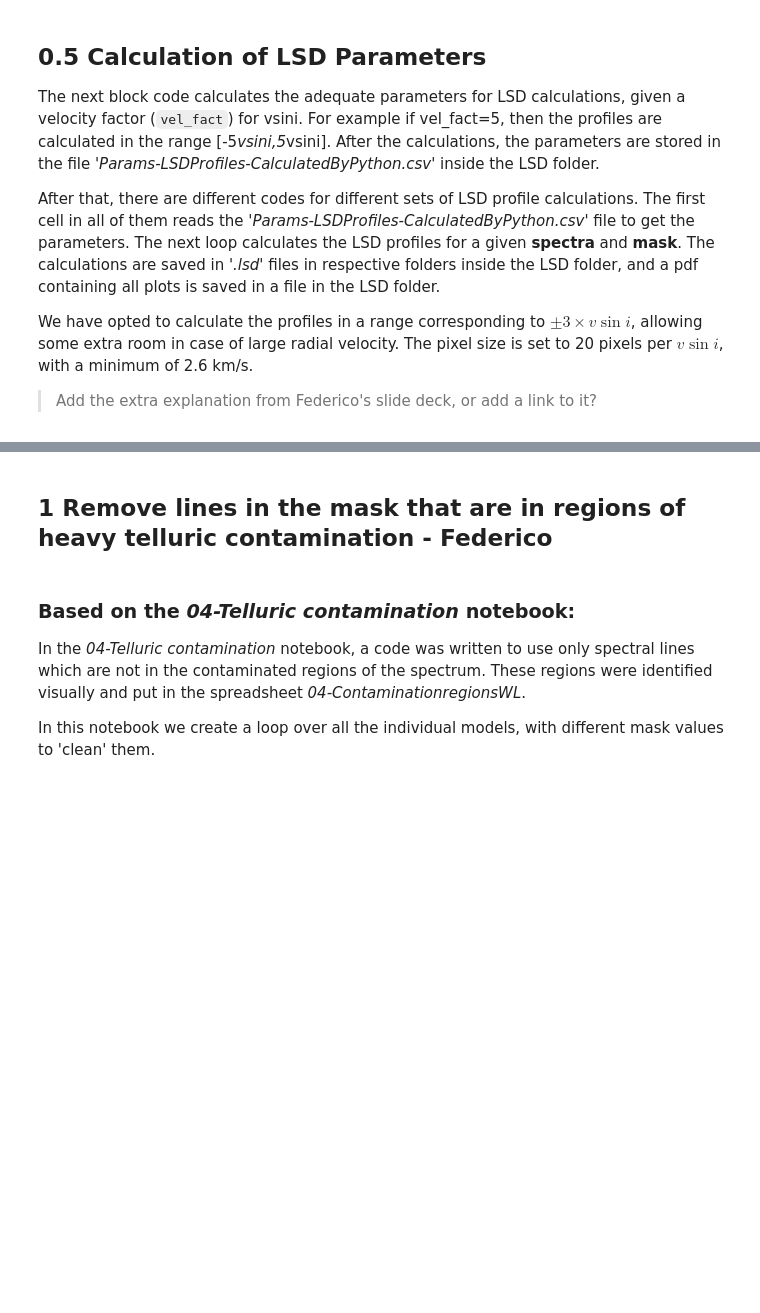
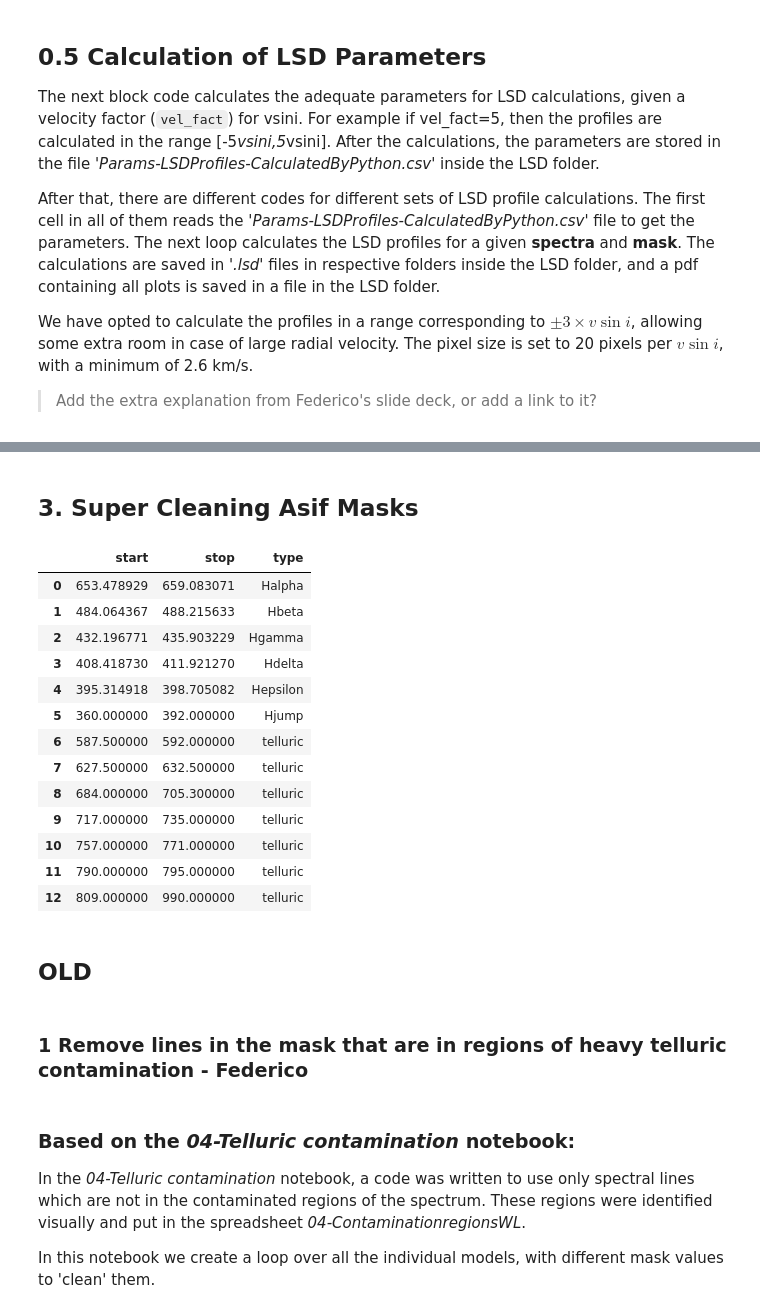
Before and after one commit to veropetit/BeStarsMiMeS, a Jupyter notebook: 02-Mask-calculations/02-MaskCleaning.ipynb, the cells around one changed output, grey strips where cells are left out. Saved outputs shown, nothing was run; the diff lists cells and outputs as text; code cells hidden in the pictures; blank space fills up the shorter version.

```diff
--- a/02-Mask-calculations/02-MaskCleaning.ipynb
+++ b/02-Mask-calculations/02-MaskCleaning.ipynb
@@ -47,10 +41,10 @@ for i, ObsInfo in Observations.iterrows():
   try:
     maxv[star]
   except:
-    maxv.update({star: abs(ObsInfo["vradCorrected"])})
+    maxv.update({star: abs(ObsInfo["Unnamed: 11"])})
   else:
-    if maxv[star] < abs(ObsInfo["vradCorrected"]):
-      maxv[star] = abs(ObsInfo["vradCorrected"])
+    if maxv[star] < abs(ObsInfo["Unnamed: 11"]):
+      maxv[star] = abs(ObsInfo["Unnamed: 11"])
 
 data = {}
 starA = []
@@ -60,7 +54,7 @@ velPA = []
 # %%
 for i, ObsInfo in Observations.iterrows():
   star = ObsInfo["Name"]
-  obs = ObsInfo["ObsOrder"]
+  obs = ObsInfo["Unnamed: 2"]
   for j in range(0,len(StarData["Name"])):
     if StarData["Name"][j] == star:
       modelcode = StarData["ModelCode"][j].upper()
@@ -93,0 +160,2 @@ df.to_csv('{}03-LSD-calculations/LSD/Params-LSDProfiles-CalculatedByPython.csv'.
+# %% [markdown]
+## 3. Super Cleaning Asif Masks
@@ -94,5 +185,47 @@ df.to_csv('{}03-LSD-calculations/LSD/Params-LSDProfiles-CalculatedByPython.csv'.
+# %%
+## masks a mask for each MODEL where the balmer exclusion region is 800+2*vsini km/s
+for i, ObsInfo in Observations.iterrows():
+    star = ObsInfo["Name"]
+    obs = ObsInfo["Unnamed: 2"]
+    for j in range(0,len(StarData["Name"])):
+        if StarData["Name"][j] == star:
+            modelcode = StarData["ModelCode"][j].upper()
+            if StarData['vsini-estimate'][j]=='very bad' or np.isnan(StarData['vsini-estimate'][j]):
+                vsini=StarData['Adopted-vsini'][j]
+            else:
+                vsini = float(StarData['vsini-estimate'][j])
+
+    velrange = 800+2*vsini # units are in km/s
+    excluded_regions = pol.get_Balmer_regions_default(velrange) + pol.get_telluric_regions_default()
+
+    clean_Mask_filename = '{}02-Mask-calculations/MaskCleaning/AsifMaskSuperCleanTweak_tellClean/{}_clean_{}.mask_auto_twk'.format(path,star,obs)
+
+    mask_filename= '{}00-InputMaterial/AsifMaskCleanTweak/{}_clean_{}.mask_auto_twk'.format(path,star,obs)
+    mask = pol.read_mask(fname=mask_filename)
+    mask.iuse[np.where(mask.depth<0.02)]=0
+
+    mask.clean(excluded_regions).save(clean_Mask_filename)
+# %%
+pd.DataFrame(excluded_regions.to_dict())
+# %% [output]
+|  | start | stop | type |
+| 0 | 653.478929 | 659.083071 | Halpha |
+| 1 | 484.064367 | 488.215633 | Hbeta |
+| 2 | 432.196771 | 435.903229 | Hgamma |
+| 3 | 408.418730 | 411.921270 | Hdelta |
+| 4 | 395.314918 | 398.705082 | Hepsilon |
+| 5 | 360.000000 | 392.000000 | Hjump |
+| 6 | 587.500000 | 592.000000 | telluric |
+| 7 | 627.500000 | 632.500000 | telluric |
+| 8 | 684.000000 | 705.300000 | telluric |
+| 9 | 717.000000 | 735.000000 | telluric |
+| 10 | 757.000000 | 771.000000 | telluric |
+| 11 | 790.000000 | 795.000000 | telluric |
+| 12 | 809.000000 | 990.000000 | telluric |
+# %% [markdown]
+## OLD
 # %% [markdown]
-## 1 Remove lines in the mask that are in regions of heavy telluric contamination - Federico
+### 1 Remove lines in the mask that are in regions of heavy telluric contamination - Federico
 # %% [markdown]
 ### Based on the _04-Telluric contamination_ notebook:
 
```
Also changed, not shown: parts of 17 cells of this notebook, 16 other files.
